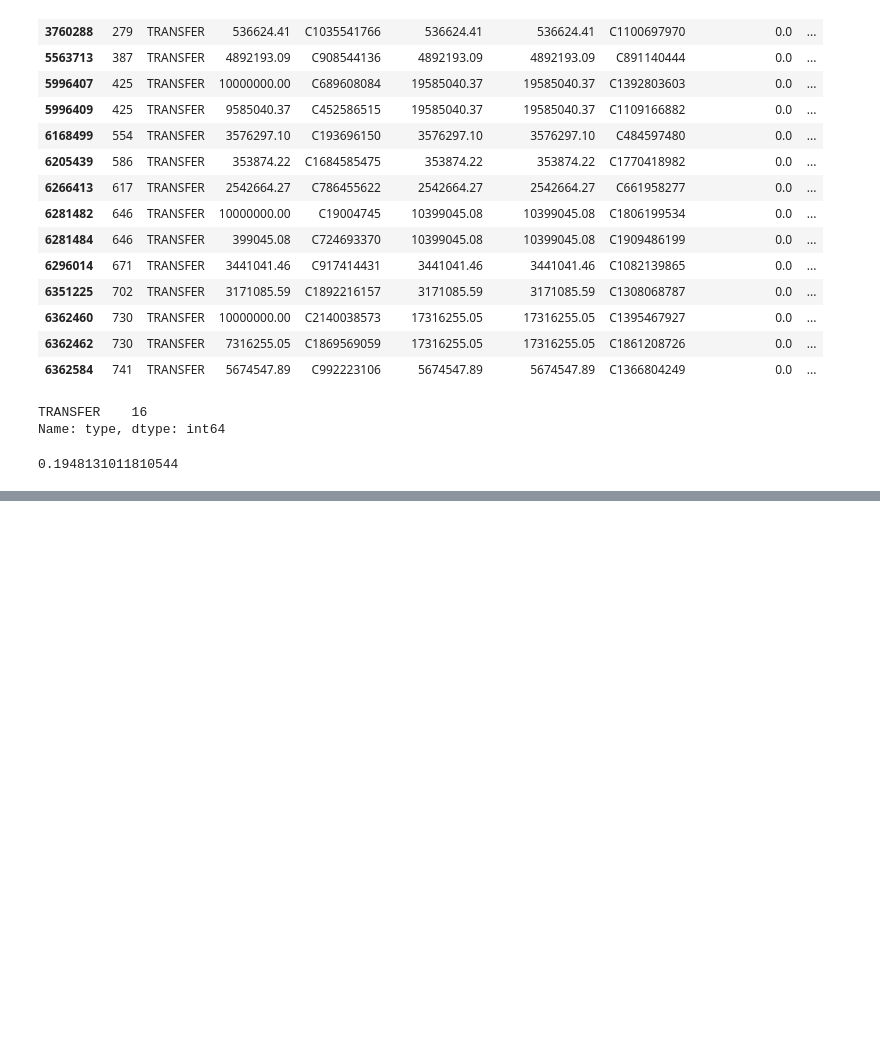
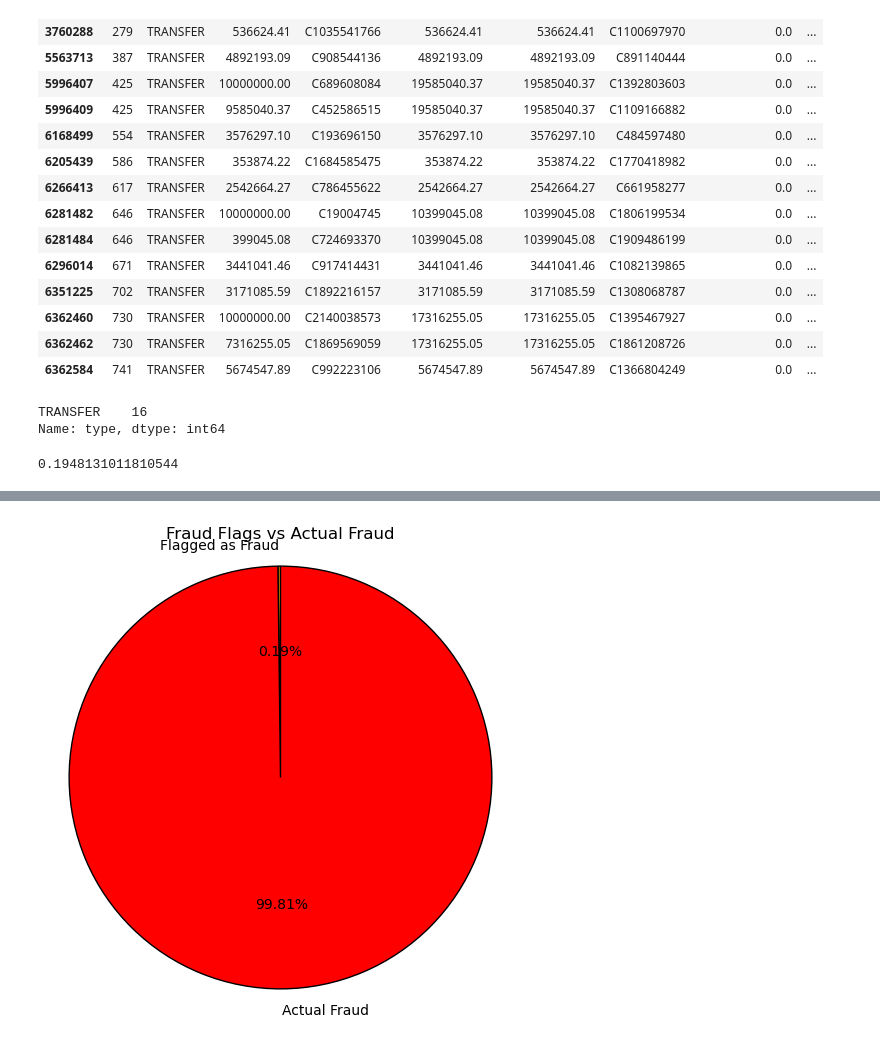
Before and after one commit to donmarcolaureano/paysim_financial_data, a Jupyter notebook: PaysimNotebook.ipynb, the cells around one changed output, grey strips where cells are left out. Drawn from its saved outputs; the diff is of its cells as text; code cells hidden in the pictures; blank space fills up the shorter version.

```diff
--- a/PaysimNotebook.ipynb
+++ b/PaysimNotebook.ipynb
@@ -233,0 +314,18 @@ Name: type, dtype: int64
+# %%
+def plot_fraud_stats_pie():
+    labels = ['Flagged as Fraud', 'Actual Fraud']
+    sizes = [percent_flag, percent_fraud]
+    colors = ['orange', 'red']
+
+    plt.figure(figsize=(6, 6))
+    plt.pie(sizes, labels=labels, colors=colors, autopct='%1.2f%%',
+            startangle=90, wedgeprops={'edgecolor': 'black'})
+    plt.title('Fraud Flags vs Actual Fraud')
+    plt.axis('equal')  # Equal aspect ratio ensures the pie is drawn as a circle.
+    plt.show()
+
+    return
+# %%
+plot_fraud_stats_pie()
+# %% [output]
+[figure, added]
```
Also changed, not shown: parts of 11 cells of this notebook.
